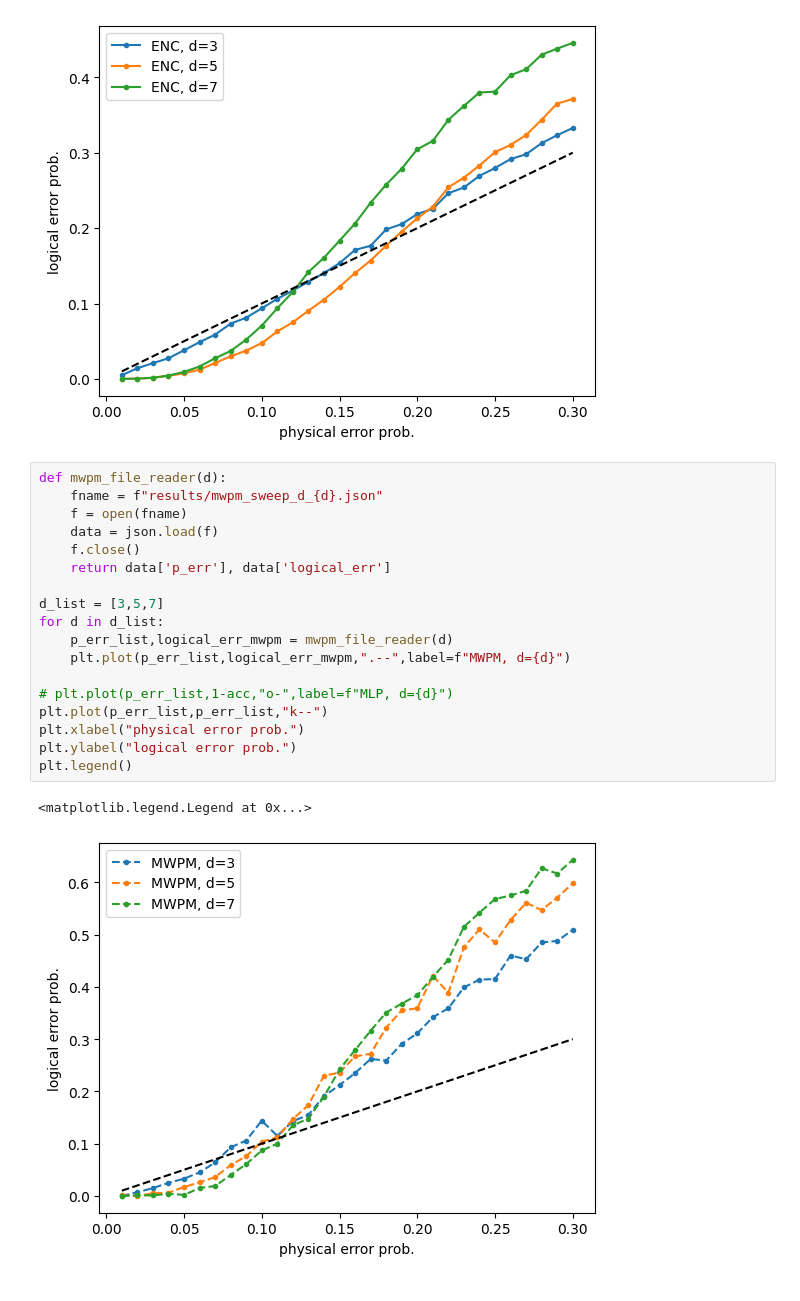
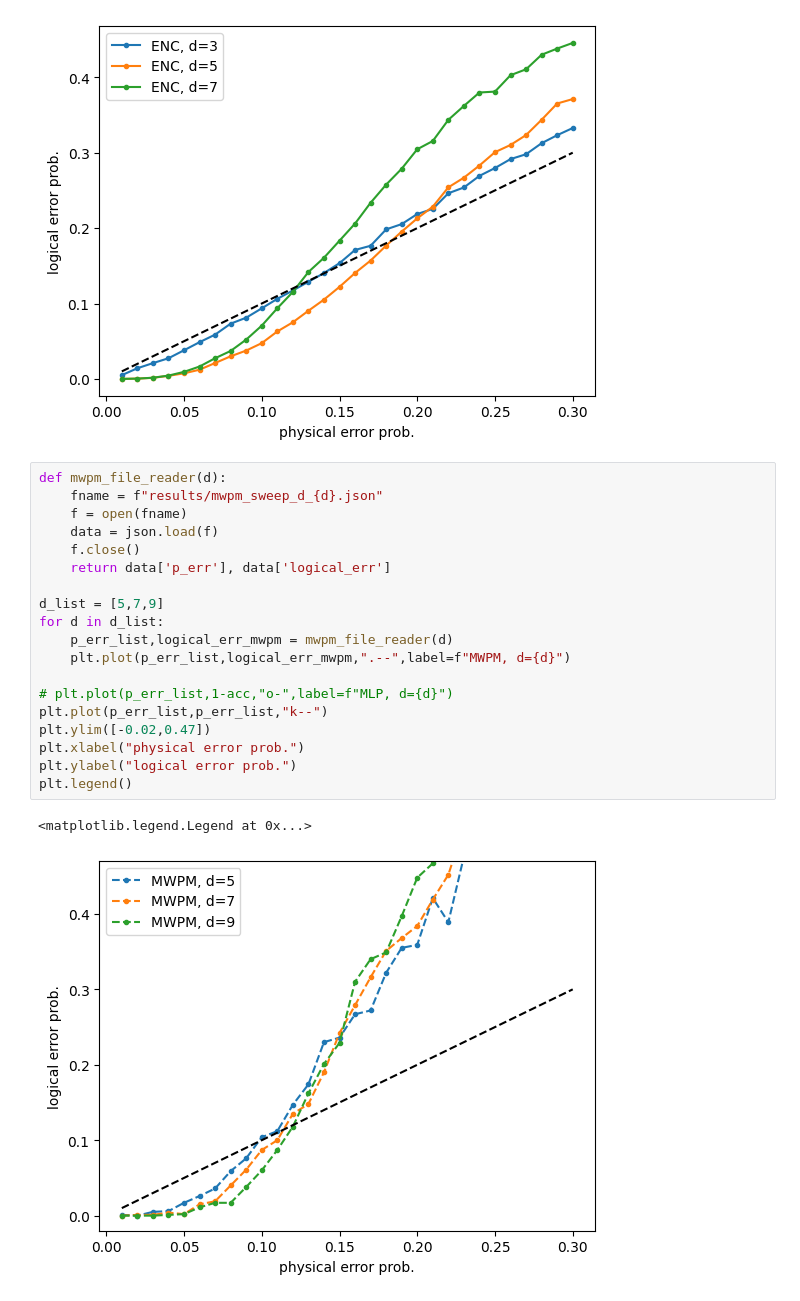
Before and after one commit to hassan-shap/MLqec, a Jupyter notebook: old_codes/mlp-padding.ipynb, the cells around one changed output. Cells and saved outputs as stored; diff of their text form.

```diff
--- a/old_codes/mlp-padding.ipynb
+++ b/old_codes/mlp-padding.ipynb
@@ -326,21 +326,22 @@ plt.legend()
 # %%
 def mwpm_file_reader(d):
     fname = f"results/mwpm_sweep_d_{d}.json"
     f = open(fname)
     data = json.load(f)
     f.close()
     return data['p_err'], data['logical_err']
 
-d_list = [3,5,7]
+d_list = [5,7,9]
 for d in d_list:
     p_err_list,logical_err_mwpm = mwpm_file_reader(d)
     plt.plot(p_err_list,logical_err_mwpm,".--",label=f"MWPM, d={d}")
 
 # plt.plot(p_err_list,1-acc,"o-",label=f"MLP, d={d}")
 plt.plot(p_err_list,p_err_list,"k--")
+plt.ylim([-0.02,0.47])
 plt.xlabel("physical error prob.")
 plt.ylabel("logical error prob.")
 plt.legend()
 # %% [output]
 <matplotlib.legend.Legend at 0x...>
-[figure, old version]
+[figure, new version]
```
Also changed, not shown: 9 other files.
